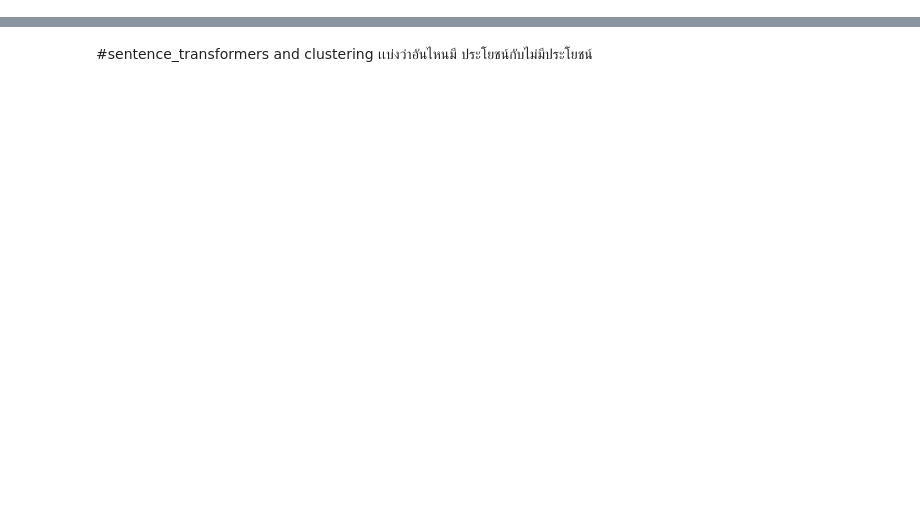
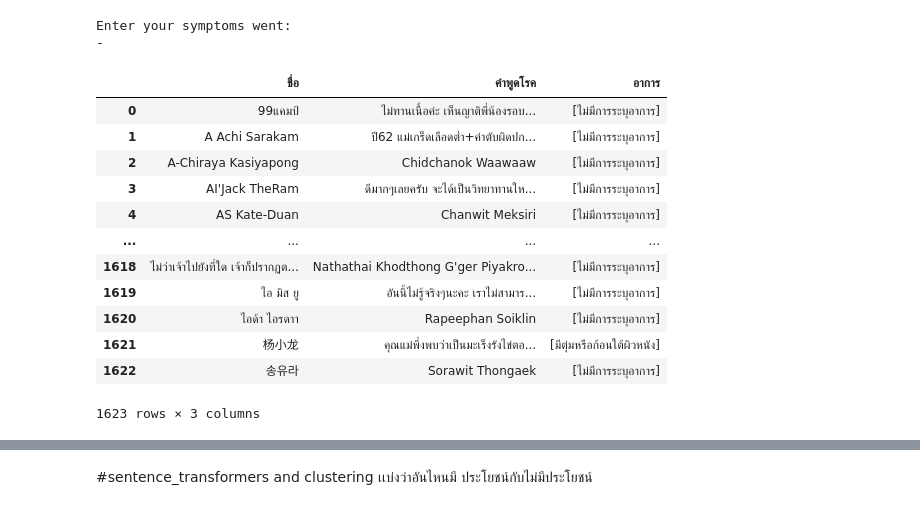
Before and after one commit to MOOwuttichai/Cancer_Social_Listening, a Jupyter notebook: บอกโรค+เพศ+ใครเป็นคนเล่า+SentenceTransformer.ipynb, the cells around one changed output, grey strips where cells are left out. Saved outputs shown, nothing was run; the diff lists cells and outputs as text; code cells hidden in the pictures; blank space fills up the shorter version.

```diff
--- a/บอกโรค+เพศ+ใครเป็นคนเล่า+SentenceTransformer.ipynb
+++ b/บอกโรค+เพศ+ใครเป็นคนเล่า+SentenceTransformer.ipynb
@@ -49,3 +85,56 @@ for i in range(len(comment)):#len(comment)
   Token = custom_tokenizer.word_tokenize(normalize(str(text)))
   Token.append('end')
   list_token.append(Token)
+# %%
+print('Enter your symptoms went:')
+x = input()
+x = x.split(',')
+symptoms = {
+    "อ่อนเพลีย":["อ่อนเพลีย"],
+    'เหนื่อยง่าย':['เหนื่อยง่าย','เหนื่อย','เพลีย','เหนื่อยหอบ'],
+    'คันเนื้อคันตัว':['คันเนื้อคันตัว','คัน','คันตัว','คันตามตัว'],
+    'มีอาการร้อน':['ร้อน','อาการรัอน','ตัวร้อน'],
+    'อาการเจ็บปวด':['เจ็บปวด','เจ็บ','อาการเจ็บปวด'],
+    'อาการชา':['อาการชา','ชา'],
+    "เบื่ออาหาร":["เบื่ออาหาร"],
+    "น้ำหนักลดโดยไม่ทราบสาเหตุ":["น้ำหนักลดโดยไม่ทราบสาเหตุ",'น้ำหนักลด','น้ำหนักลดลงเร็วมาก'],
+    "ไข้เรื้อรัง":["ไข้เรื้อรัง",'ไข้','เป็นไข้'],
+    "เหงื่อออกตอนกลางคืน":["เหงื่อออกตอนกลางคืน","เหงื่อออกตอนดึก",'เหงื่อออก'],
+    "ปวดเมื่อย":["ปวดเมื่อยตามร่างกาย","เมื่อย"],
+    "บวมหรือต่อมน้ำเหลืองโต":["บวมหรือต่อมน้ำเหลืองโต","ต่อมน้ำเหลืองโต","บวมน้ำเหลืองโต"],
+    "ปวดท้อง":["ปวดท้อง"],
+    "เจ็บคอ":["เจ็บคอ"],
+    'ปวดใต้รักแร้':['ปวดใต้รักแร้','ปวดรักแร้'],
+    'ปวดเอว':['ปวดเอว'],
+    'ผิวคล้ำผิดปกติ':['ผิวคล้ำ'],
+    'เจ็บเต้านม':['เจ็บเต้านม','เจ็บเต้า','เจ็บนม'],
+    "ท้องอืด":["ท้องอืด",'อาการอืดท้อง','อืด'],
+    "ท้องผูกเรื้อรัง":["ท้องผูกเรื้อรัง","ท้องผูก"],
+    "อาหารไม่ย่อย":["อาหารไม่ย่อย"],
+    "กลืนลำบาก":["กลืนลำบาก","กลืนอาหารลำบาก","กลืนยาก"],
+    "ปวดท้องเรื้อรัง":["ปวดท้องเรื้อรัง"],
+    "อาเจียนอาจมีเลือด":["อาเจียนเป็นเลือด","อาเจียน",'อ้วก'],
+    "อุจจาระอาจมีเลือด":["อุจจาระเป็นเลือด","อึเป็นเลือด","ขี้เป็นเลือด",'อุจจาระ','ขี้','ถ่าย','ถ่ายเป็นเลือด'],
+    "ไอเรื้อรัง":["ไอเรื้อรัง",'ไอ','ไอต่อเนื่อง','ไอแห้ง'],
+    "ไอเป็นเลือด":["ไอเป็นเลือด"],
+    "เสียงแหบ":["เสียงแหบ"],
+    "หายใจลำบาก":["หายใจลำบาก","หายใจไม่อิ่ม",'หายใจ'],
+    "เจ็บหรือเเน่นหน้าอก":["เจ็บหน้าอก",'เเน่นหน้าอก'],
+    "เลือดออกผิดปกติจากช่องคลอด":["เลือดออกผิดปกติจากช่องคลอด","เลือดออกจากช่องคลอด","เลือดออกผิดปกติจากอวัยวะเพศ","เลือดออกจากอวัยวะเพศ",'เลือดไหล'],
+    "ตกขาวผิดปกติ":["ตกขาวผิดปกติ","ตกขาว"],
+    "ปัสสาวะบ่อย":["ปัสสาวะบ่อย"],
+    "ปัสสาวะแสบขัด":["ปัสสาวะแสบขัด",'ฉี่แสบขัด'],
+    "ปัสสาวะเป็นเลือด":["ปัสสาวะเป็นเลือด",'ฉี่เป็นเลือด'],
+    "อัณฑะโตผิดปกติ":["อัณฑะโตผิดปกติ","ไข่โตผิดปกติ","ไข่ผิดปกติ",'อัณฑะผิดปกติ','อัณฑะ'],
+    "แผลเรื้อรัง":["แผลเรื้อรัง","เป็นแผล","แผล"],
+    "ไฝหรือปานเปลี่ยนแปลง":["ไฝหรือปานเปลี่ยนแปลง","ไฝเปลี่ยนแปลง","ปานเปลี่ยนแปลง"],
+    "มีตุ่มหรือก้อนใต้ผิวหนัง":["มีตุ่มหรือก้อนใต้ผิวหนัง","มีตุ่มใต้ผิวหนัง","มีก้อนใต้ผิวหนัง",'ก้อน','ตุ่ม','มีก้อน','มีตุ่ม','ตื่ง','มีตื่ง'],
+    "ปวดศีรษะ":["ปวดศีรษะ","ปวดหัว"],
+    "มองเห็นภาพผิดปกติ":["มองเห็นภาพผิดปกติ","มองไม่เห็น"],
+    "ชัก":["ชัก"],
+}#จินีช่วยสร้าง list python อาการของโรคมะเร็งให้หน่อย+เอาอาการเพิ่มเติมด้วยเเบบไม่ซ้ำกับอันเมื่อกี้+หาเพิ่มเติมจากcomment
+for i in range(len(x)):
+  symptoms[f'{x[i].strip()}']=[x[i].strip()]
+# %% [output]
+Enter your symptoms went:
+-
@@ -51,0 +157,17 @@ for i in range(len(comment)):#len(comment)
+# %%
+r['อาการ']=symptoms_colcan
+r
+# %% [output]
+|  | ชื่อ | คำพูดโรค | อาการ |
+| 0 | 99แคมป์ | ไม่ทานเนื้อค่ะ เห็นญาติพี่น้องรอบ... | [ไม่มีการระบุอาการ] |
+| 1 | A Achi Sarakam | ปี62 แม่เกร็ดเลือดต่ำ+ค่าตับผิดปก... | [ไม่มีการระบุอาการ] |
+| 2 | A-Chiraya Kasiyapong | Chidchanok Waawaaw | [ไม่มีการระบุอาการ] |
+| 3 | AI'Jack TheRam | ดีมากๆเลยครับ จะได้เป็นวิทยาทานให... | [ไม่มีการระบุอาการ] |
+| 4 | AS Kate-Duan | Chanwit Meksiri | [ไม่มีการระบุอาการ] |
+| ... | ... | ... | ... |
+| 1618 | ไม่ว่าเจ้าไปยังที่ใด เจ้าก็ปรากฏต... | Nathathai Khodthong G'ger Piyakro... | [ไม่มีการระบุอาการ] |
+| 1619 | ไอ มิส ยู | อันนี้ไม่รู้จริงๆนะคะ เราไม่สามาร... | [ไม่มีการระบุอาการ] |
+| 1620 | ไอด้า ไอรดาา | Rapeephan Soiklin | [ไม่มีการระบุอาการ] |
+| 1621 | 杨小龙 | คุณแม่พึ่งพบว่าเป็นมะเร็งรังไข่ตอ... | [มีตุ่มหรือก้อนใต้ผิวหนัง] |
+| 1622 | 송유라 | Sorawit Thongaek | [ไม่มีการระบุอาการ] |
+1623 rows × 3 columns
```
Also changed, not shown: parts of 14 cells of this notebook.
